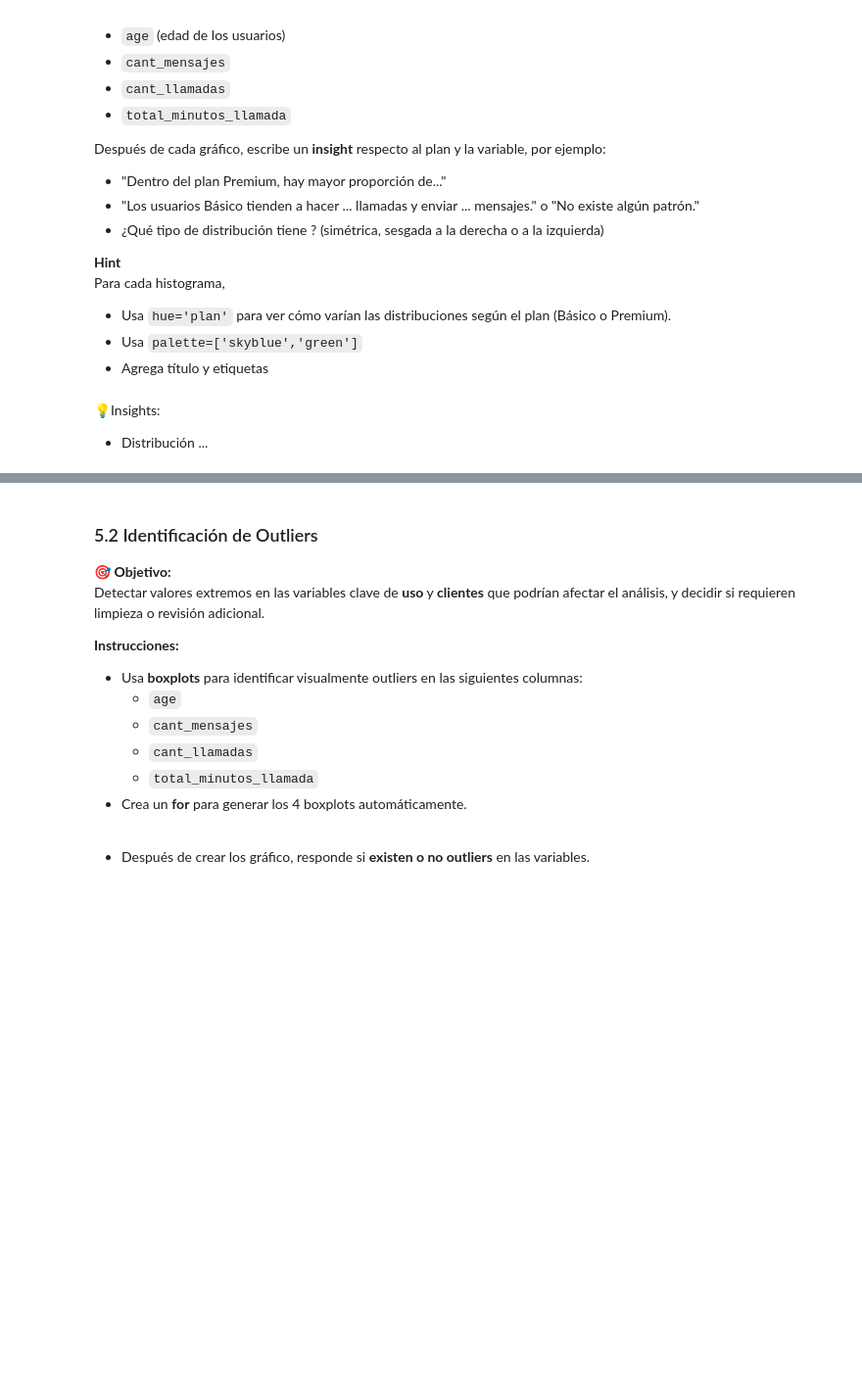
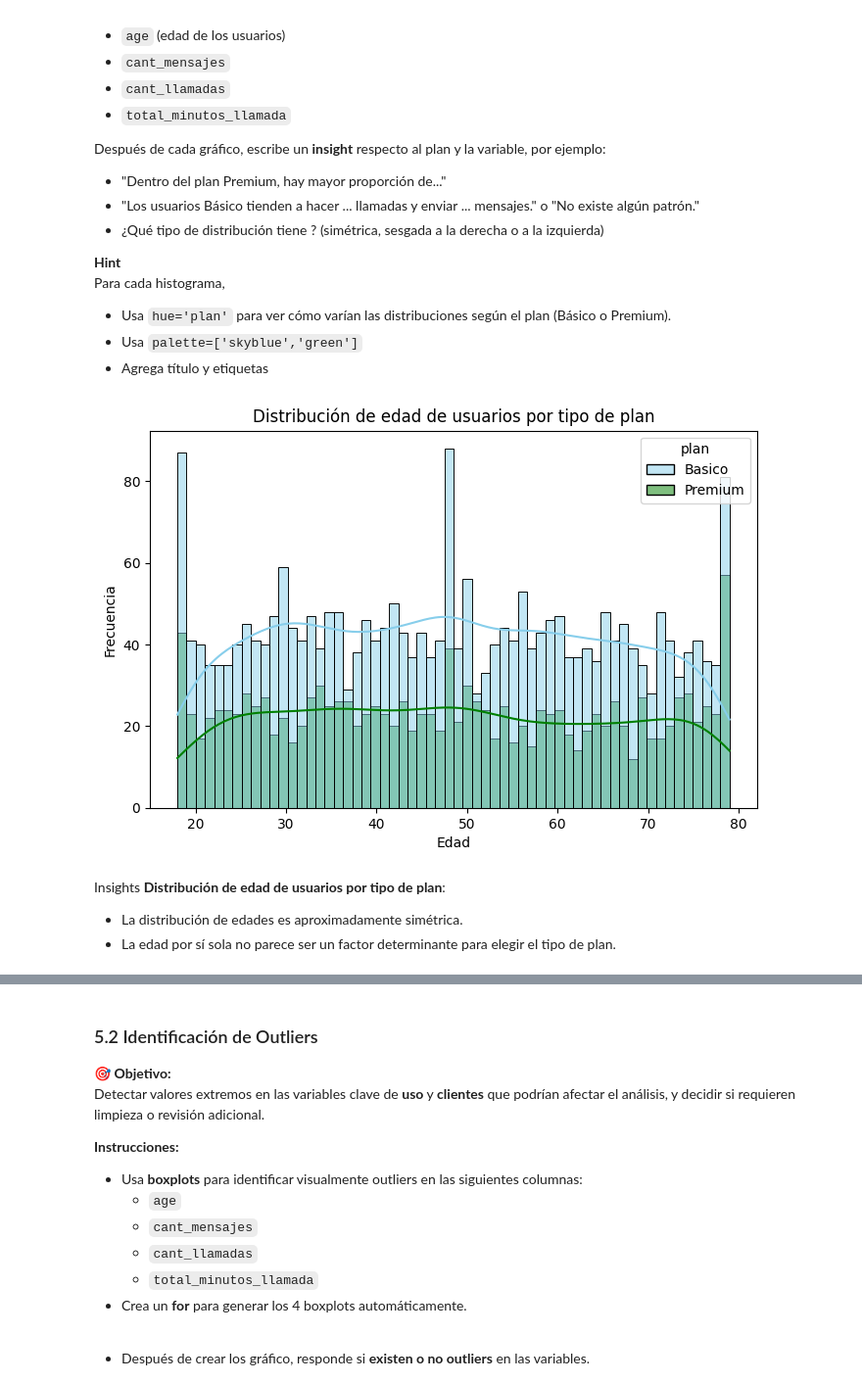
Before and after one commit to FithoGerardo/Analysis-of-a-telecommunications-company, a Jupyter notebook: Fitho_S7 Version-Estudiante-Project-ConnectaTel.ipynb, the cells around one changed output, grey strips where cells are left out. Shown at 98% size. Cells and saved outputs as stored; diff of their text form; code cells hidden in the pictures; blank space fills up the shorter version.

Commit message:
creación de histogramas

```diff
--- a/Fitho_S7 Version-Estudiante-Project-ConnectaTel.ipynb
+++ b/Fitho_S7 Version-Estudiante-Project-ConnectaTel.ipynb
@@ -1193,10 +1197,28 @@ Para cada histograma,
 - Agrega título y etiquetas
 # %%
 # Histograma para visualizar la edad (age)
-sns.histplot(...)
+plt.figure(figsize=(8,5))
+
+sns.histplot(
+    data=user_profile,
+    x='age',
+    hue='plan',
+    bins=60,
+    palette=['skyblue','green'],
+    kde=True
+)
+
+plt.title('Distribución de edad de usuarios por tipo de plan')
+plt.xlabel('Edad')
+plt.ylabel('Frecuencia')
+
+plt.savefig('edad_por_plan.png',dpi=100)
 plt.show()
+# %% [output]
+[figure, added]
 # %% [markdown]
-💡Insights:
-- Distribución ...
+Insights **Distribución de edad de usuarios por tipo de plan**:
+- La distribución de edades es aproximadamente simétrica.
+- La edad por sí sola no parece ser un factor determinante para elegir el tipo de plan.
 # %%
 # Histograma para visualizar la cant_mensajes
```
Also changed, not shown: parts of 11 cells of this notebook.
